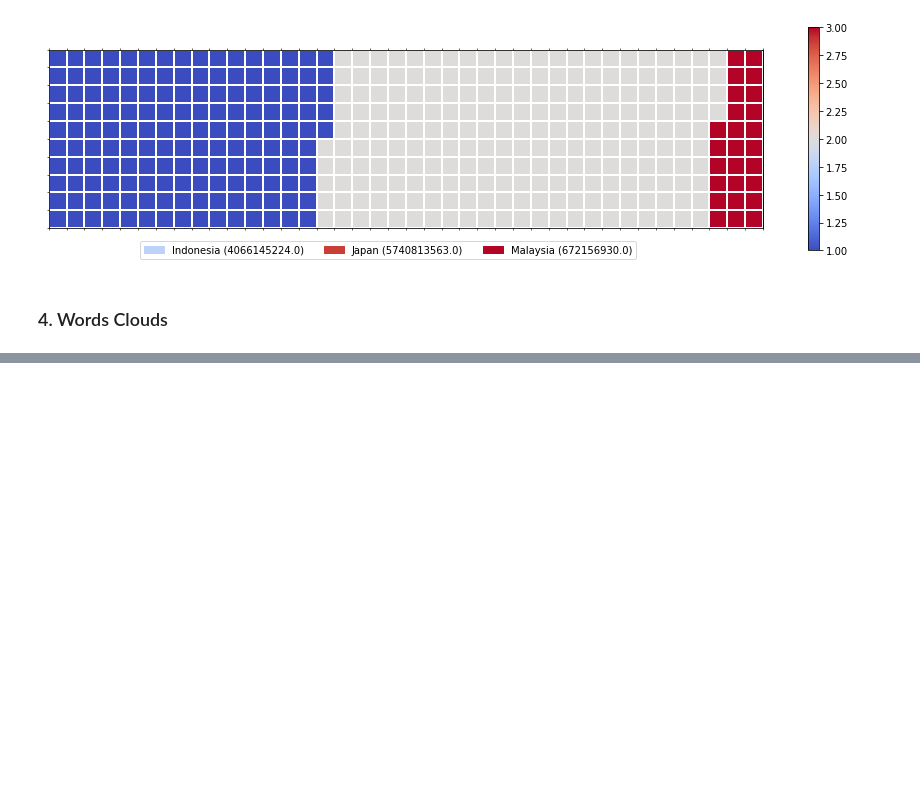
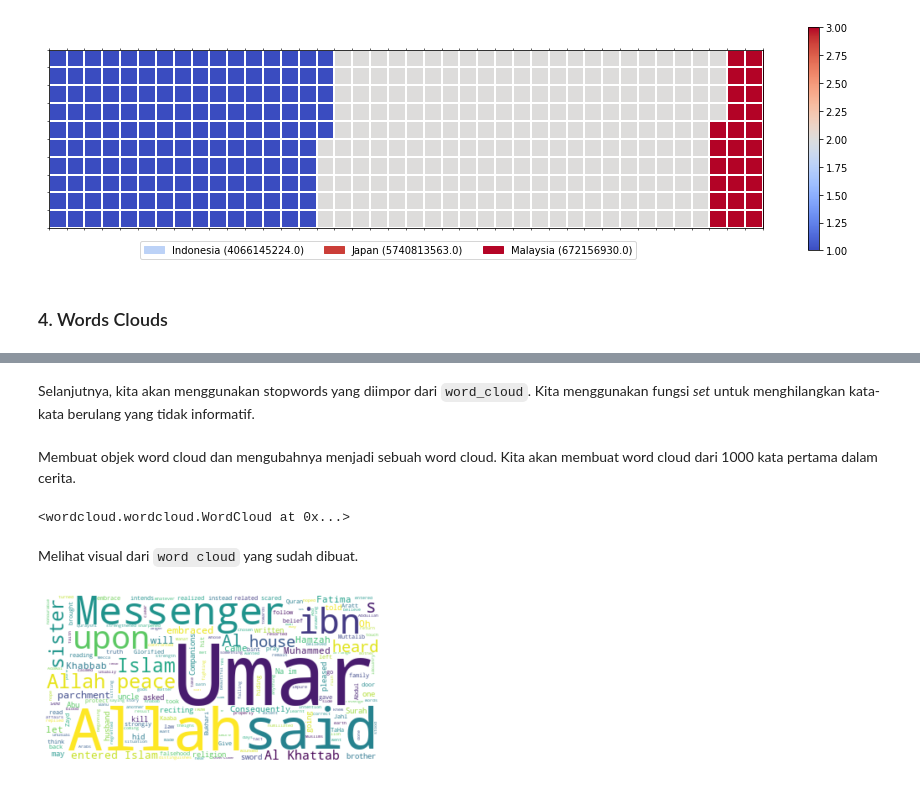
Before and after one commit to daffa1134/Praktikum-VisDat, a Jupyter notebook: 2008107010013_Daffa_Mudhaffar_Tugas_4.ipynb, the cells around one changed output, grey strips where cells are left out. Saved outputs shown, nothing was run; the diff lists cells and outputs as text; code cells hidden in the pictures; blank space fills up the shorter version.

Commit message:
Words clouds, done

```diff
--- a/2008107010013_Daffa_Mudhaffar_Tugas_4.ipynb
+++ b/2008107010013_Daffa_Mudhaffar_Tugas_4.ipynb
@@ -457,0 +487,27 @@ plt.show()
+# %% [markdown]
+Selanjutnya, kita akan menggunakan stopwords yang diimpor dari `word_cloud`. Kita menggunakan fungsi *set* untuk menghilangkan kata-kata berulang yang tidak informatif.
+# %%
+stopwords = set(STOPWORDS)
+# %% [markdown]
+Membuat objek word cloud dan mengubahnya menjadi sebuah word cloud. Kita akan membuat word cloud dari 1000 kata pertama dalam cerita.
+# %%
+# instantiate a word cloud object
+story_wc = WordCloud(
+    background_color='white',
+    max_words=2000, #took 2000 words on first teks
+    stopwords=stopwords
+)
+
+# generate the word cloud
+story_wc.generate(umar_story)
+# %% [output]
+<wordcloud.wordcloud.WordCloud at 0x...>
+# %% [markdown]
+Melihat visual dari `word cloud` yang sudah dibuat.
+# %%
+# display the word cloud
+plt.imshow(story_wc, interpolation='bilinear')
+plt.axis('off')
+plt.show()
+# %% [output]
+[figure, added]
```
Also changed, not shown: parts of 24 cells of this notebook.
